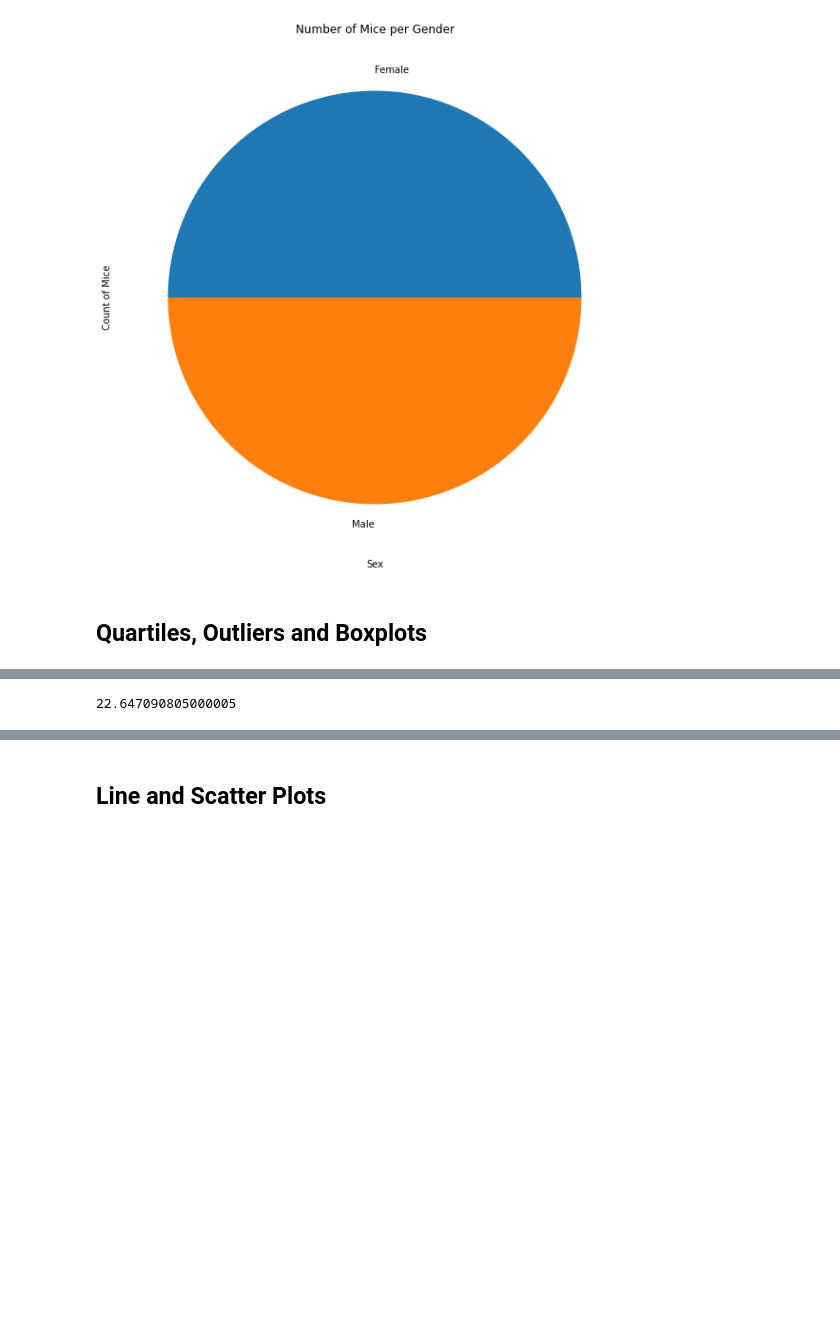
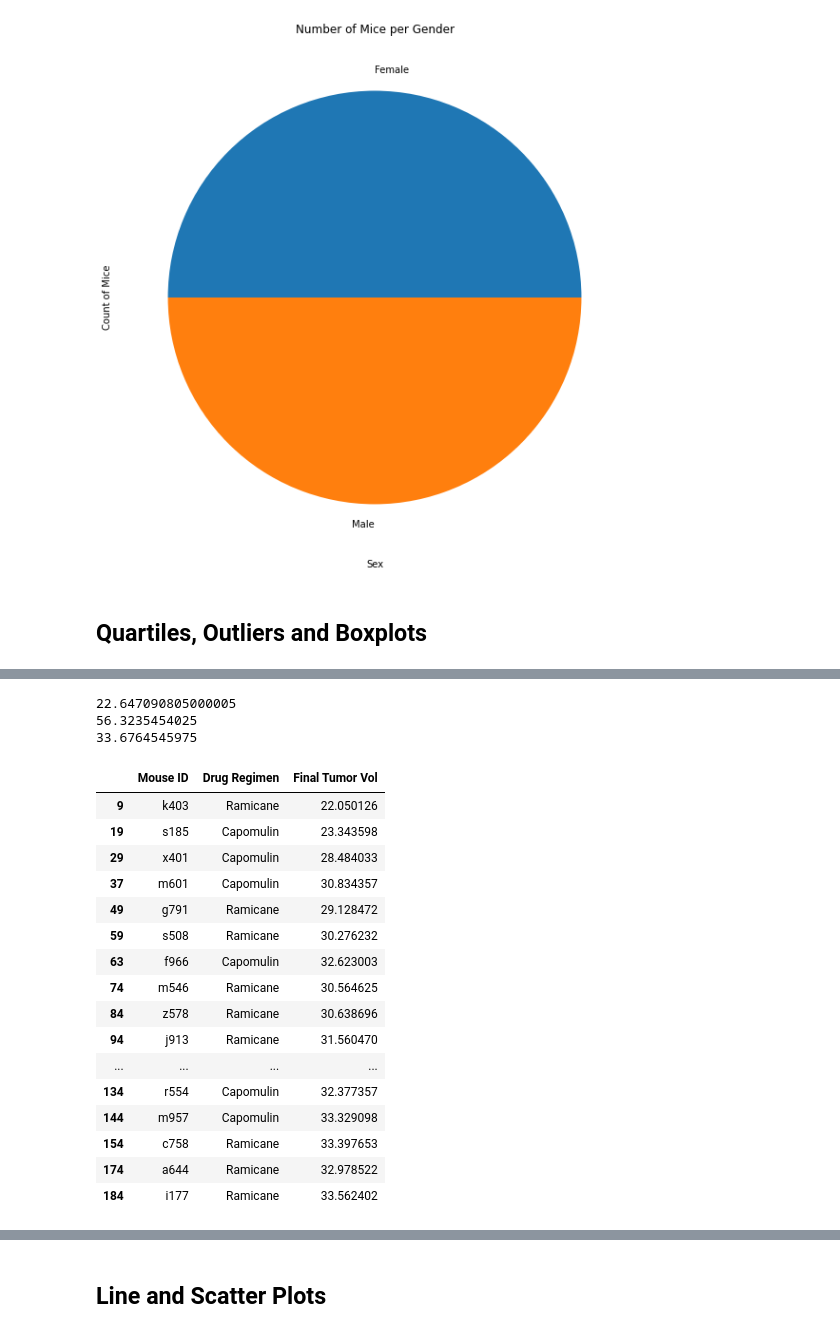
Before and after one commit to reyno255/matplotlib-challenge, a Jupyter notebook: Instructions/Pymaceuticals/main.ipynb, the cells around one changed output, grey strips where cells are left out. Saved outputs shown, nothing was run; the diff lists cells and outputs as text; code cells hidden in the pictures; blank space fills up the shorter version.

```diff
--- a/Instructions/Pymaceuticals/main.ipynb
+++ b/Instructions/Pymaceuticals/main.ipynb
@@ -215,23 +230,50 @@ finalvol_df = max_timepoint_df.rename(columns={'Tumor Volume (mm3)': 'Final Tumo
 # %%
 # Put treatments into a list for for loop (and later for plot labels)
 
 # Create empty list to fill with tumor vol data (for plotting)
 tumor_vols = []
 
 # Calculate the IQR and quantitatively determine if there are any potential outliers.
 data = finalvol_df['Final Tumor Vol']
 IQR = st.iqr(data, interpolation = 'midpoint')
+data_median = data.median()
+
+upper_bound = data_median + (.5*IQR)
+lower_bound = data_median - (.5*IQR)
 
 print(IQR)
+print(upper_bound)
+print(lower_bound)
 
-    # Locate the rows which contain mice on each drug and get the tumor volumes
+# Locate the rows which contain mice on each drug and get the tumor volumes
+# add subset
+# Determine outliers using upper and lower bounds
+outliers=[]
 
-
-    # add subset
-
-
-    # Determine outliers using upper and lower bounds
+upper_df = finalvol_df.loc[(finalvol_df["Final Tumor Vol"] > upper_bound)]
+lower_df = finalvol_df.loc[(finalvol_df["Final Tumor Vol"] < lower_bound)]
+outliers.append(upper_df)
+outliers.append(lower_df)
 # %% [output]
 22.647090805000005
+56.3235454025
+33.6764545975
+|  | Mouse ID | Drug Regimen | Final Tumor Vol |
+| 9 | k403 | Ramicane | 22.050126 |
+| 19 | s185 | Capomulin | 23.343598 |
+| 29 | x401 | Capomulin | 28.484033 |
+| 37 | m601 | Capomulin | 30.834357 |
+| 49 | g791 | Ramicane | 29.128472 |
+| 59 | s508 | Ramicane | 30.276232 |
+| 63 | f966 | Capomulin | 32.623003 |
+| 74 | m546 | Ramicane | 30.564625 |
+| 84 | z578 | Ramicane | 30.638696 |
+| 94 | j913 | Ramicane | 31.560470 |
+| ... | ... | ... | ... |
+| 134 | r554 | Capomulin | 32.377357 |
+| 144 | m957 | Capomulin | 33.329098 |
+| 154 | c758 | Ramicane | 33.397653 |
+| 174 | a644 | Ramicane | 32.978522 |
+| 184 | i177 | Ramicane | 33.562402 |
 # %%
 # Generate a box plot of the final tumor volume of each mouse across four regimens of interest
```
Also changed, not shown: parts of 2 cells of this notebook, 1 other file.
